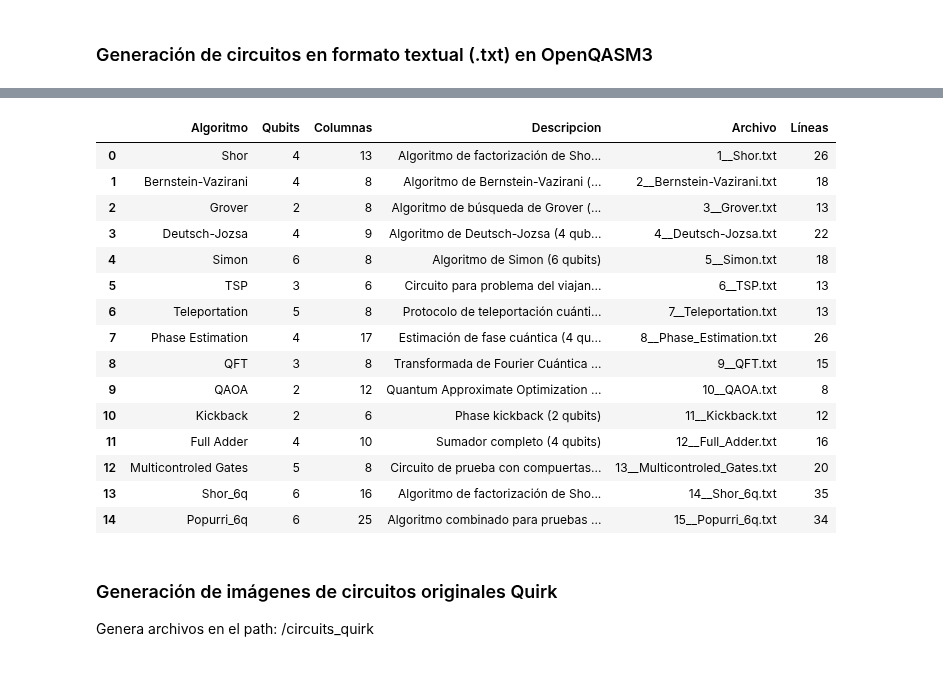
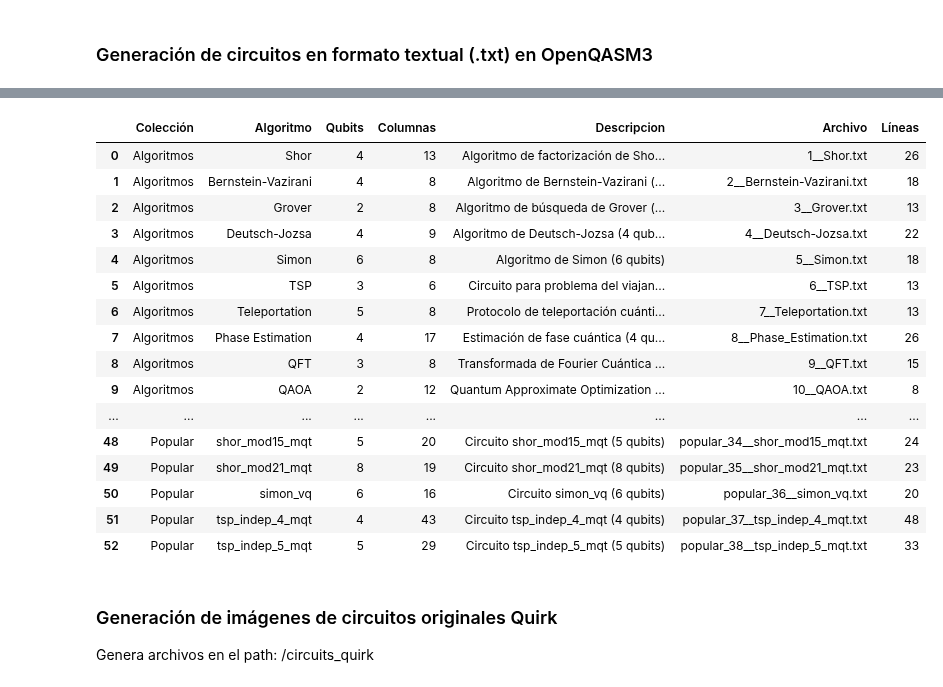
Before and after one commit to jose-manuel-suarez/QTransLIFIA, a Jupyter notebook: notebooks/QTrans_LIFIA_algorithms_jose.ipynb, the cells around one changed output, grey strips where cells are left out. Drawn from its saved outputs; the diff is of its cells as text; code cells hidden in the pictures.

Commit message:
Agrego logica para generar circuitos QASM de todos los algoritmos (53)

```diff
--- a/notebooks/QTrans_LIFIA_algorithms_jose.ipynb
+++ b/notebooks/QTrans_LIFIA_algorithms_jose.ipynb
@@ -25,7 +25,8 @@ packages = {
     'qiskit_aer': 'qiskit-aer',
     'pylatexenc': 'pylatexenc',
     'qiskit_qasm3_import': 'qiskit-qasm3-import',
-    'pylatexenc': 'pylatexenc'
+    'pylatexenc': 'pylatexenc',
+    'pandas': 'pandas'
 }
 
 detalle_info = ''
@@ -312,26 +308,33 @@ output_dir.mkdir(exist_ok=True)
 def generate_qasm_table_and_files():
     rows = []
     generated_paths = []
-    for name, data in ALGORITHMS.items():
-        url = data["url"]
-        info = quirk_circuit_info(url)
-        qasm_code = quirk_to_qasm(url, data.get("offset", 0))
+    algorithm_collections = [
+        ("Algoritmos", ALGORITHMS, ""),
+        ("Popular", POPULAR_ALGORITHMS, "popular_"),
+    ]
 
-        safe_name = name.replace(".", "_").replace(" ", "_")
-        file_path = output_dir / f"{safe_name}.txt"
-        file_path.write_text(qasm_code, encoding="utf-8")
-        generated_paths.append(file_path.resolve())
+    for collection_name, algorithms, filename_prefix in algorithm_collections:
+        for name, data in algorithms.items():
+            url = data["url"]
+            info = quirk_circuit_info(url)
+            qasm_code = quirk_to_qasm(url, data.get("offset", 0))
 
-        rows.append({
-            "Algoritmo": name.split(". ", 1)[1] if ". " in name else name,
-            "Qubits": info["n_qubits"],
-            "Columnas": info["n_cols"],
-            "Descripcion": data.get("desc", ""),
-            "Archivo": str(file_path.name),
-            "Líneas": len(qasm_code.splitlines())
-        })
+            safe_name = name.replace(".", "_").replace(" ", "_")
+            file_path = output_dir / f"{filename_prefix}{safe_name}.txt"
+            file_path.write_text(qasm_code, encoding="utf-8")
+            generated_paths.append(file_path.resolve())
 
-    total_archivos = len(rows)
+            rows.append({
+                "Colección": collection_name,
+                "Algoritmo": name.split(". ", 1)[1] if ". " in name else name,
+                "Qubits": info["n_qubits"],
+                "Columnas": info["n_cols"],
+                "Descripcion": data.get("desc", ""),
+                "Archivo": str(file_path.name),
+                "Líneas": len(qasm_code.splitlines())
+            })
+
+    total_archivos = len(generated_paths)
     print(f"Todos los archivos generados en el path: /{output_dir.name} ({total_archivos} archivos)")
     for generated_path in generated_paths:
         print(f"- {generated_path.name}")
@@ -361,19 +365,20 @@ Todos los archivos generados en el path: /algorithms_qasm (15 archivos)
-|  | Algoritmo | Qubits | Columnas | Descripcion | Archivo | Líneas |
-| 0 | Shor | 4 | 13 | Algoritmo de factorización de Sho... | 1__Shor.txt | 26 |
-| 1 | Bernstein-Vazirani | 4 | 8 | Algoritmo de Bernstein-Vazirani (... | 2__Bernstein-Vazirani.txt | 18 |
-| 2 | Grover | 2 | 8 | Algoritmo de búsqueda de Grover (... | 3__Grover.txt | 13 |
-| 3 | Deutsch-Jozsa | 4 | 9 | Algoritmo de Deutsch-Jozsa (4 qub... | 4__Deutsch-Jozsa.txt | 22 |
-| 4 | Simon | 6 | 8 | Algoritmo de Simon (6 qubits) | 5__Simon.txt | 18 |
-| 5 | TSP | 3 | 6 | Circuito para problema del viajan... | 6__TSP.txt | 13 |
-| 6 | Teleportation | 5 | 8 | Protocolo de teleportación cuánti... | 7__Teleportation.txt | 13 |
-| 7 | Phase Estimation | 4 | 17 | Estimación de fase cuántica (4 qu... | 8__Phase_Estimation.txt | 26 |
-| 8 | QFT | 3 | 8 | Transformada de Fourier Cuántica ... | 9__QFT.txt | 15 |
-| 9 | QAOA | 2 | 12 | Quantum Approximate Optimization ... | 10__QAOA.txt | 8 |
-| 10 | Kickback | 2 | 6 | Phase kickback (2 qubits) | 11__Kickback.txt | 12 |
-| 11 | Full Adder | 4 | 10 | Sumador completo (4 qubits) | 12__Full_Adder.txt | 16 |
-| 12 | Multicontroled Gates | 5 | 8 | Circuito de prueba con compuertas... | 13__Multicontroled_Gates.txt | 20 |
-| 13 | Shor_6q | 6 | 16 | Algoritmo de factorización de Sho... | 14__Shor_6q.txt | 35 |
-| 14 | Popurri_6q | 6 | 25 | Algoritmo combinado para pruebas ... | 15__Popurri_6q.txt | 34 |
+|  | Colección | Algoritmo | Qubits | Columnas | Descripcion | Archivo | Líneas |
+| 0 | Algoritmos | Shor | 4 | 13 | Algoritmo de factorización de Sho... | 1__Shor.txt | 26 |
+| 1 | Algoritmos | Bernstein-Vazirani | 4 | 8 | Algoritmo de Bernstein-Vazirani (... | 2__Bernstein-Vazirani.txt | 18 |
+| 2 | Algoritmos | Grover | 2 | 8 | Algoritmo de búsqueda de Grover (... | 3__Grover.txt | 13 |
+| 3 | Algoritmos | Deutsch-Jozsa | 4 | 9 | Algoritmo de Deutsch-Jozsa (4 qub... | 4__Deutsch-Jozsa.txt | 22 |
+| 4 | Algoritmos | Simon | 6 | 8 | Algoritmo de Simon (6 qubits) | 5__Simon.txt | 18 |
+| 5 | Algoritmos | TSP | 3 | 6 | Circuito para problema del viajan... | 6__TSP.txt | 13 |
+| 6 | Algoritmos | Teleportation | 5 | 8 | Protocolo de teleportación cuánti... | 7__Teleportation.txt | 13 |
+| 7 | Algoritmos | Phase Estimation | 4 | 17 | Estimación de fase cuántica (4 qu... | 8__Phase_Estimation.txt | 26 |
+| 8 | Algoritmos | QFT | 3 | 8 | Transformada de Fourier Cuántica ... | 9__QFT.txt | 15 |
+| 9 | Algoritmos | QAOA | 2 | 12 | Quantum Approximate Optimization ... | 10__QAOA.txt | 8 |
+| ... | ... | ... | ... | ... | ... | ... | ... |
+| 48 | Popular | shor_mod15_mqt | 5 | 20 | Circuito shor_mod15_mqt (5 qubits) | popular_34__shor_mod15_mqt.txt | 24 |
+| 49 | Popular | shor_mod21_mqt | 8 | 19 | Circuito shor_mod21_mqt (8 qubits) | popular_35__shor_mod21_mqt.txt | 23 |
+| 50 | Popular | simon_vq | 6 | 16 | Circuito simon_vq (6 qubits) | popular_36__simon_vq.txt | 20 |
+| 51 | Popular | tsp_indep_4_mqt | 4 | 43 | Circuito tsp_indep_4_mqt (4 qubits) | popular_37__tsp_indep_4_mqt.txt | 48 |
+| 52 | Popular | tsp_indep_5_mqt | 5 | 29 | Circuito tsp_indep_5_mqt (5 qubits) | popular_38__tsp_indep_5_mqt.txt | 33 |
 # %% [markdown]
 ### Generación de imágenes de circuitos originales Quirk
 
```
Also changed, not shown: parts of 3 cells of this notebook.
